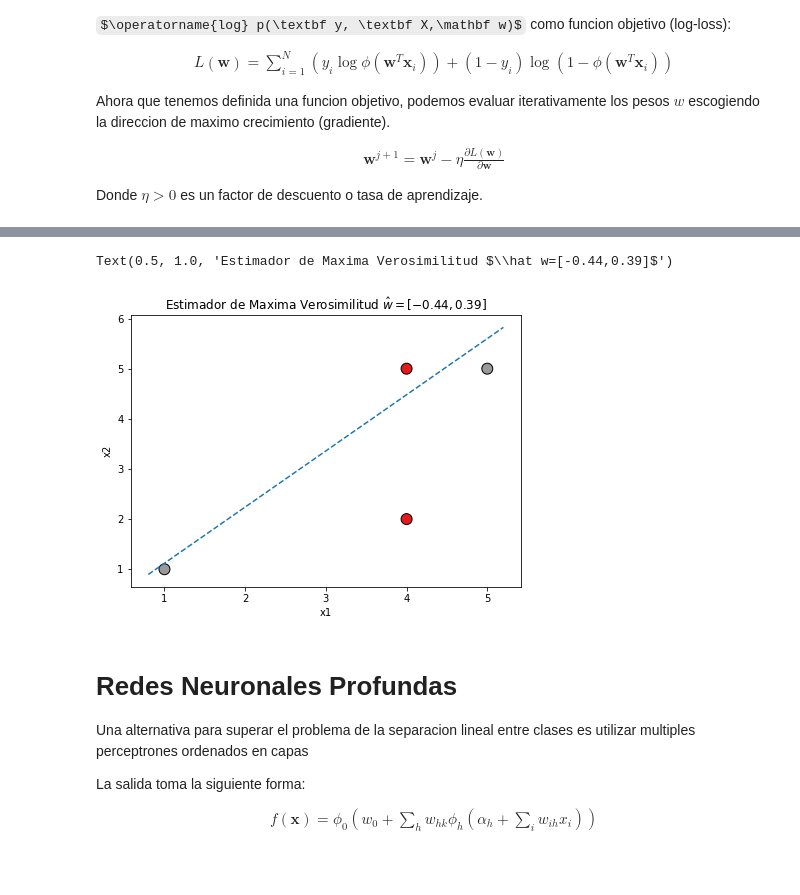
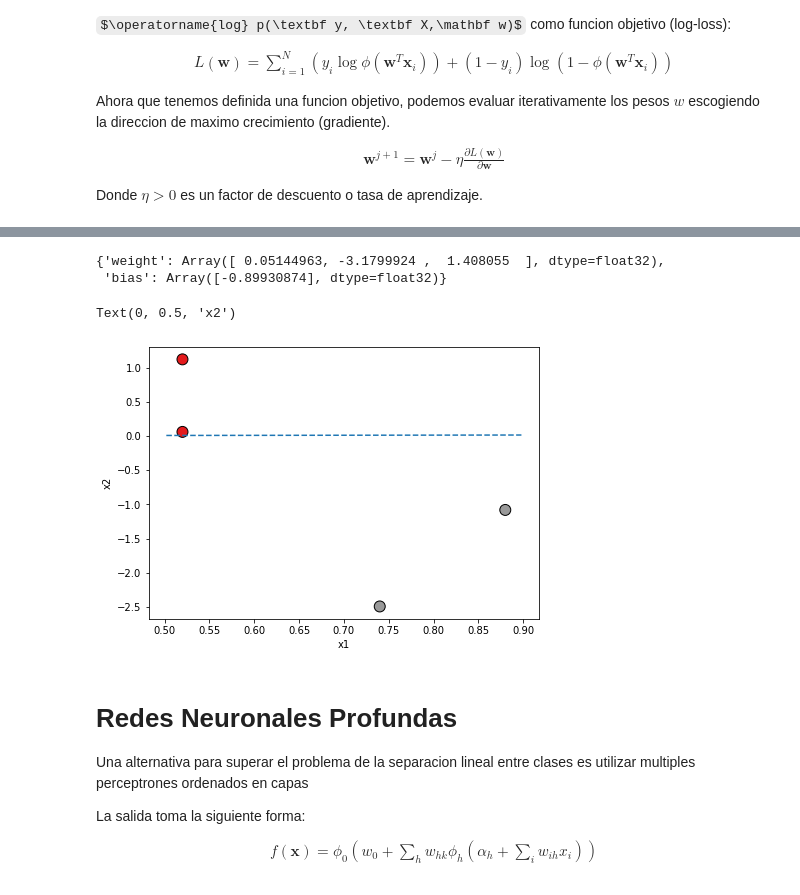
Before and after one commit to sherna90/inteligencia_artificial, a Jupyter notebook: 4.-Redes_Neuronales.ipynb, the cells around one changed output, grey strips where cells are left out. Cells and saved outputs as stored; diff of their text form; code cells hidden in the pictures; some formulas as TeX source.

```diff
--- a/4.-Redes_Neuronales.ipynb
+++ b/4.-Redes_Neuronales.ipynb
@@ -114,11 +134,0 @@ training_gradient_fun(par)
-# %%
-def train_net(par,iterations,eta=0.1):
-    loss_history=[]
-    for i in range(iterations):
-      grad=training_gradient_fun(par)
-      for var in par.keys():
-        par[var] -= grad[var] * eta
-      loss_history.append(training_loss(par))
-      if i%(iterations/10)==0:
-        print("Iteration : {0}, Trained loss: {1:0.4f}".format(i,training_loss(par)))
-    return par,loss_history
@@ -220,10 +205,19 @@ plt.plot(sigmoid(x))
 # %%
 # Build a toy dataset.
-inputs = np.array([[0.52, 1.12,  0.77],
+X = jnp.array([[0.52, 1.12,  0.77],
                    [0.88, -1.08, 0.15],
                    [0.52, 0.06, -1.30],
                    [0.74, -2.49, 1.39]])
-targets = np.array([True, True, False, True])
-
-# Check the gradients numerically, just to be safe.
-weights = np.array([0.0, 0.0, 0.0])
+y = jnp.array([False, True, False, True])
+# %%
+def random_layer_params(key,input_dim=1, scale=1e-2):
+  w_key, b_key = random.split(key)
+  return scale * random.normal(w_key,(input_dim,)), scale * random.normal(b_key, (1,))
+
+def init_model_params(random_key,n_in):
+  params=dict()
+  params['weight'],params['bias']=random_layer_params(random_key,input_dim=n_in)
+  return params
+
+model_key=random.PRNGKey(64)
+params=init_model_params(model_key,n_in=X.shape[-1])
@@ -316,0 +231,2 @@ Iteration : 900, Trained loss: 2.655665609688599
+# %%
+params,loss=train_net(params,1000,eta=1e-2)
@@ -317,24 +244,26 @@ Iteration : 900, Trained loss: 2.655665609688599
+# %%
+params
+# %% [output]
+{'weight': Array([ 0.05144963, -3.1799924 ,  1.408055  ], dtype=float32),
+ 'bias': Array([-0.89930874], dtype=float32)}
 # %%
 import matplotlib.pyplot as plt
 
 
 plt.figure(figsize=(7,5))
-plt.scatter(inputs[:, 0], inputs[:, 1], c=targets, cmap=plt.cm.Set1,edgecolor='k',s=120)
+plt.scatter(X[:, 0], X[:, 1], c=y, cmap=plt.cm.Set1,edgecolor='k',s=120)
 xmin, xmax = plt.xlim()
 ymin, ymax = plt.ylim()
 
 def line(x0):
-    return (-(x0 * w_hat[0]) ) / w_hat[1]
+   return (-(x0 * params['weight'][0]) ) / params['weight'][1]
 
 plt.plot([xmin, xmax], [line(xmin), line(xmax)],ls="--")
 plt.xlabel('x1')
 plt.ylabel('x2')
-plt.title(r'Estimador de Maxima Verosimilitud $\hat w=[{0:0.2f},{1:0.2f}]$'.format(w_hat[0],w_hat[1]))
-#plt.savefig('prueba_clasificador.png')
-#plt.close()
 # %% [output]
-Text(0.5, 1.0, 'Estimador de Maxima Verosimilitud $\\hat w=[-0.44,0.39]$')
+Text(0, 0.5, 'x2')
-[figure, old version]
+[figure, new version]
 # %% [markdown]
 # Redes Neuronales Profundas
 
```
Also changed, not shown: parts of 68 cells of this notebook.
